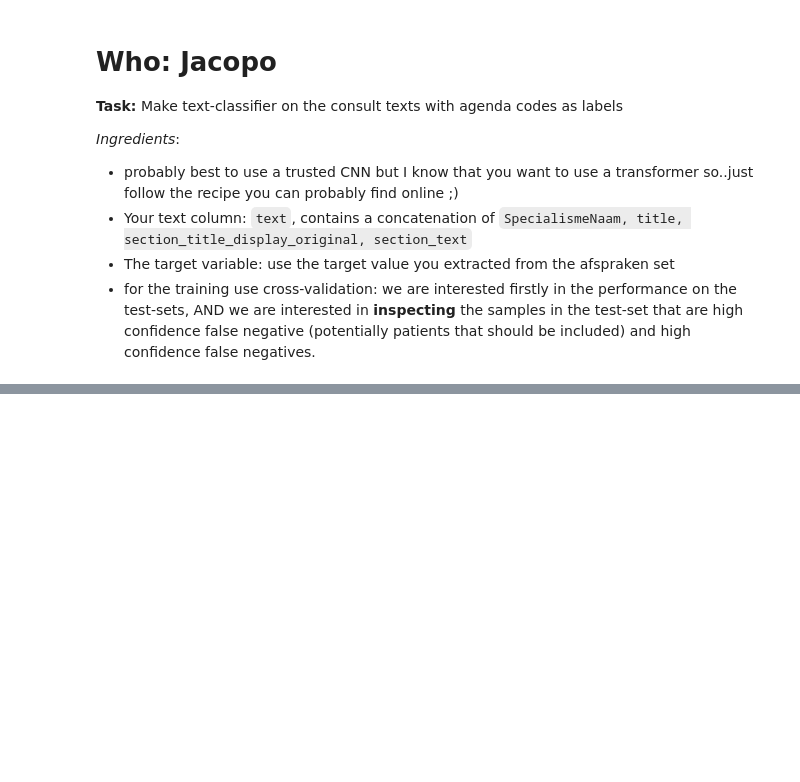
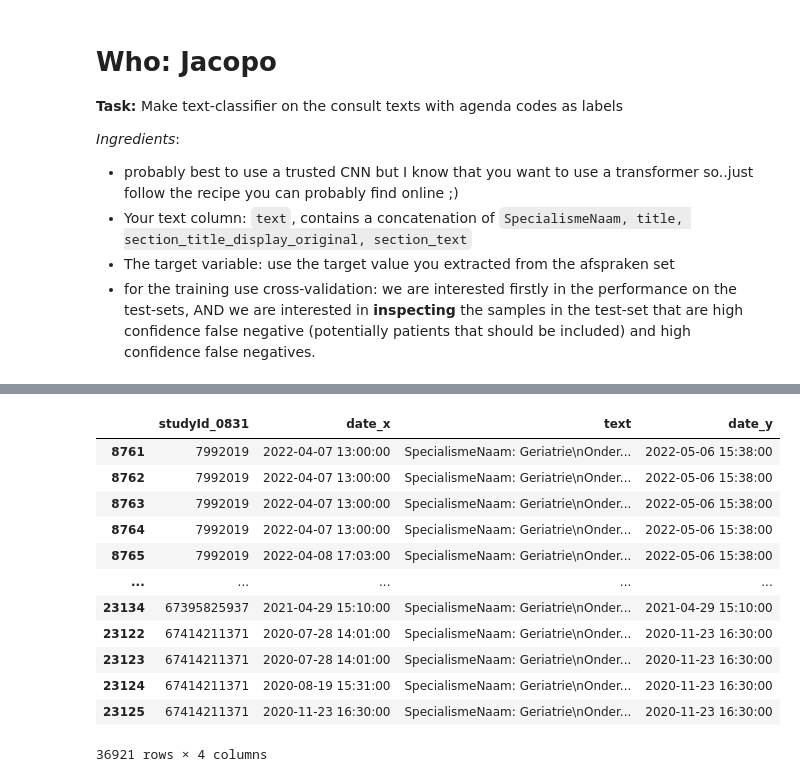
Before and after one commit to UPOD-datascience/ODIN, a Jupyter notebook: sandboxes/07_consults/consults_riskGroup_classifier.ipynb, the cells around one changed output, grey strips where cells are left out. Drawn from its saved outputs; the diff is of its cells as text; code cells hidden in the pictures; blank space fills up the shorter version.

```diff
--- a/sandboxes/07_consults/consults_riskGroup_classifier.ipynb
+++ b/sandboxes/07_consults/consults_riskGroup_classifier.ipynb
@@ -17,3 +20,3 @@ import matplotlib.pyplot as plt
 # %%
-df_consult = pd.read_parquet(r"T:\lab_research\RES-Folder-UPOD\ODIN-UC4\E_ResearchData\2_ResearchData\20240826\consult_texts.parquet")
+df_consult_text = pd.read_parquet(r"T:\lab_research\RES-Folder-UPOD\ODIN-UC4\E_ResearchData\2_ResearchData\20240826\consult_texts.parquet")
 # %%
@@ -36,3 +90,17 @@ df_afsprak
 # %%
-df_merged = pd.merge(df_consult, df_afsprak, right_index=True,left_on='studyId_0831',how='left')
+df_merged = pd.merge(df_consult_text, df_consult, right_index=True,left_on='studyId_0831',how='left')
 df_merged
+# %% [output]
+|  | studyId_0831 | date_x | text | date_y |
+| 8761 | 7992019 | 2022-04-07 13:00:00 | SpecialismeNaam: Geriatrie\nOnder... | 2022-05-06 15:38:00 |
+| 8762 | 7992019 | 2022-04-07 13:00:00 | SpecialismeNaam: Geriatrie\nOnder... | 2022-05-06 15:38:00 |
+| 8763 | 7992019 | 2022-04-07 13:00:00 | SpecialismeNaam: Geriatrie\nOnder... | 2022-05-06 15:38:00 |
+| 8764 | 7992019 | 2022-04-07 13:00:00 | SpecialismeNaam: Geriatrie\nOnder... | 2022-05-06 15:38:00 |
+| 8765 | 7992019 | 2022-04-08 17:03:00 | SpecialismeNaam: Geriatrie\nOnder... | 2022-05-06 15:38:00 |
+| ... | ... | ... | ... | ... |
+| 23134 | 67395825937 | 2021-04-29 15:10:00 | SpecialismeNaam: Geriatrie\nOnder... | 2021-04-29 15:10:00 |
+| 23122 | 67414211371 | 2020-07-28 14:01:00 | SpecialismeNaam: Geriatrie\nOnder... | 2020-11-23 16:30:00 |
+| 23123 | 67414211371 | 2020-07-28 14:01:00 | SpecialismeNaam: Geriatrie\nOnder... | 2020-11-23 16:30:00 |
+| 23124 | 67414211371 | 2020-08-19 15:31:00 | SpecialismeNaam: Geriatrie\nOnder... | 2020-11-23 16:30:00 |
+| 23125 | 67414211371 | 2020-11-23 16:30:00 | SpecialismeNaam: Geriatrie\nOnder... | 2020-11-23 16:30:00 |
+36921 rows × 4 columns
```
Also changed, not shown: parts of 31 cells of this notebook, 3 other files.
